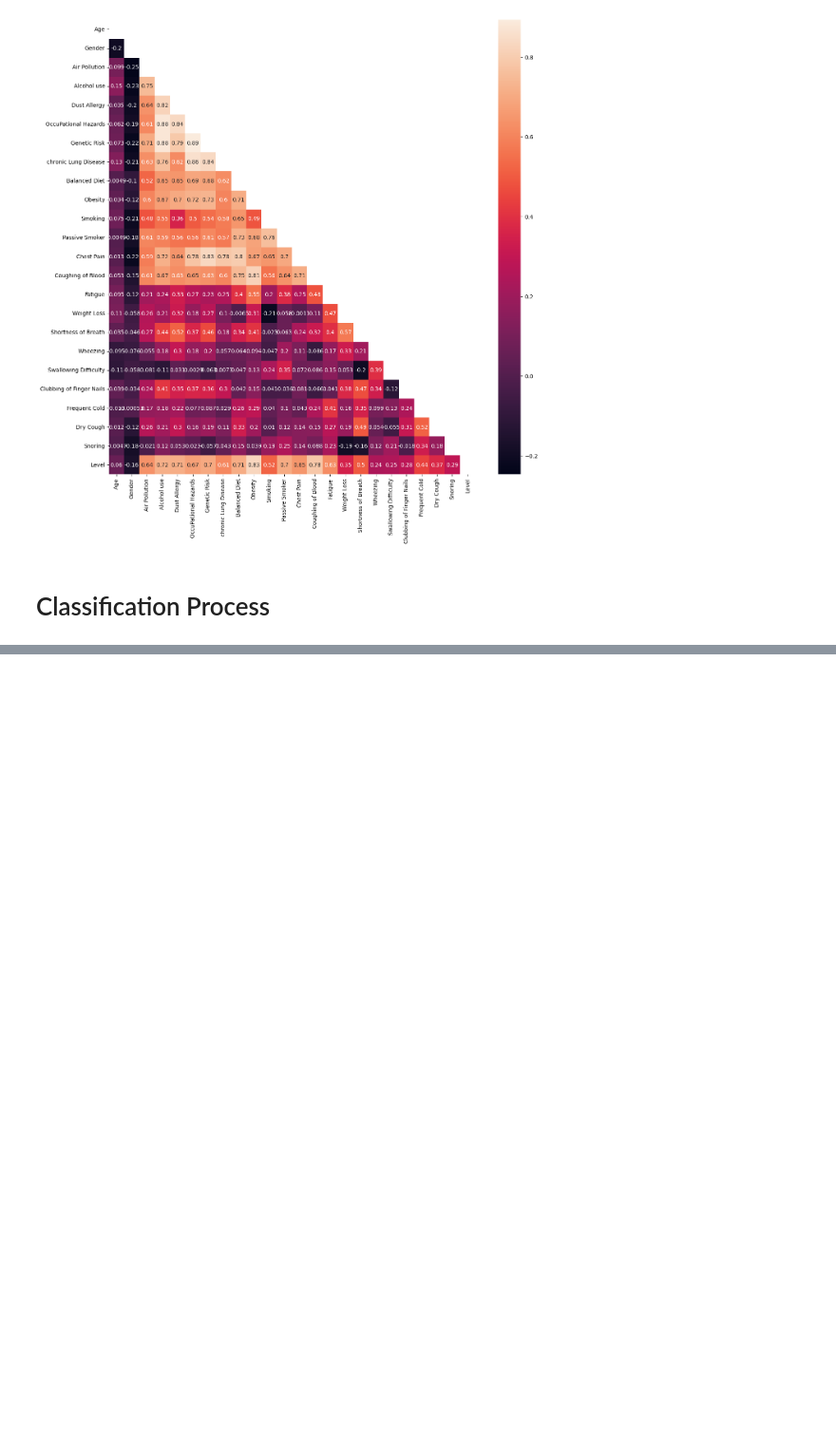
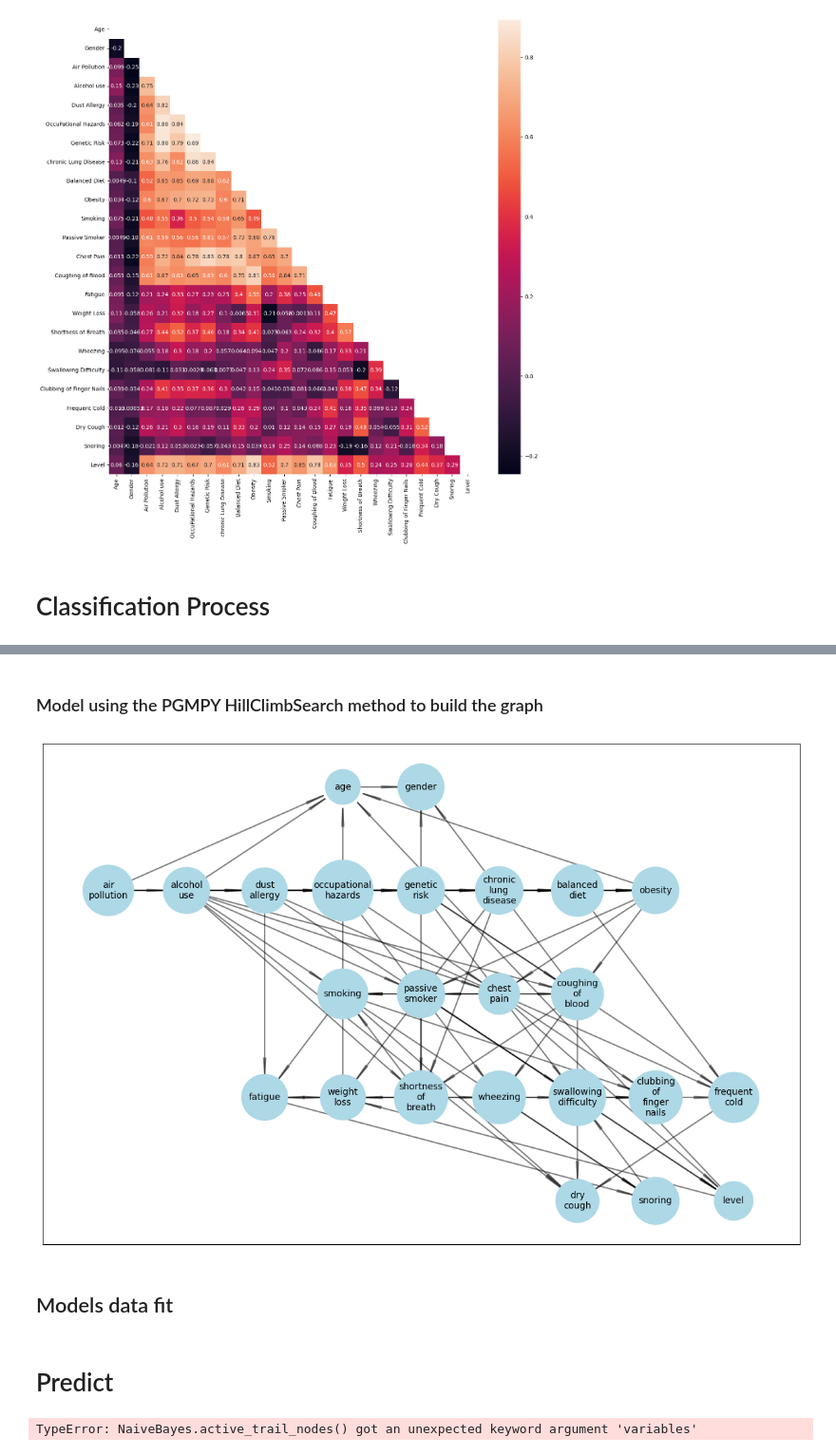
Before and after one commit to SeppiaBrilla/FAIKR_2023_MOD_3_Project, a Jupyter notebook: FAIRK_2023_MOD_3_Project.ipynb, the cells around one changed output, grey strips where cells are left out. Shown at 95% size. Saved outputs shown, nothing was run; the diff lists cells and outputs as text; code cells hidden in the pictures; blank space fills up the shorter version.

```diff
--- a/FAIRK_2023_MOD_3_Project.ipynb
+++ b/FAIRK_2023_MOD_3_Project.ipynb
@@ -70,0 +141,9 @@ plt.show()
+# %% [markdown]
+### Model using the PGMPY HillClimbSearch method to build the graph
+# %%
+auto_bn = BayesianNetwork(HillClimbSearch(data=data_train).estimate())
+draw_net(full_nodes_set, auto_bn)
+# %% [output]
+[figure, added]
+# %% [markdown]
+## Models data fit
@@ -70,0 +155,2 @@ plt.show()
+# %% [markdown]
+# Predict
@@ -70,0 +160,12 @@ plt.show()
+# %%
+nb_cdps = nb_model.get_cpds()
+if not nb_model.check_model():
+    print("model check failed")
+nb_inference = VariableElimination(nb_model)
+nb_inference.query(
+    variables=[target],
+    evidence=X_test.iloc[0].to_dict(),
+    show_progress=True
+)
+# %% [output]
+TypeError: NaiveBayes.active_trail_nodes() got an unexpected keyword argument 'variables'
```
Also changed, not shown: parts of 14 cells of this notebook, 2 other files.
